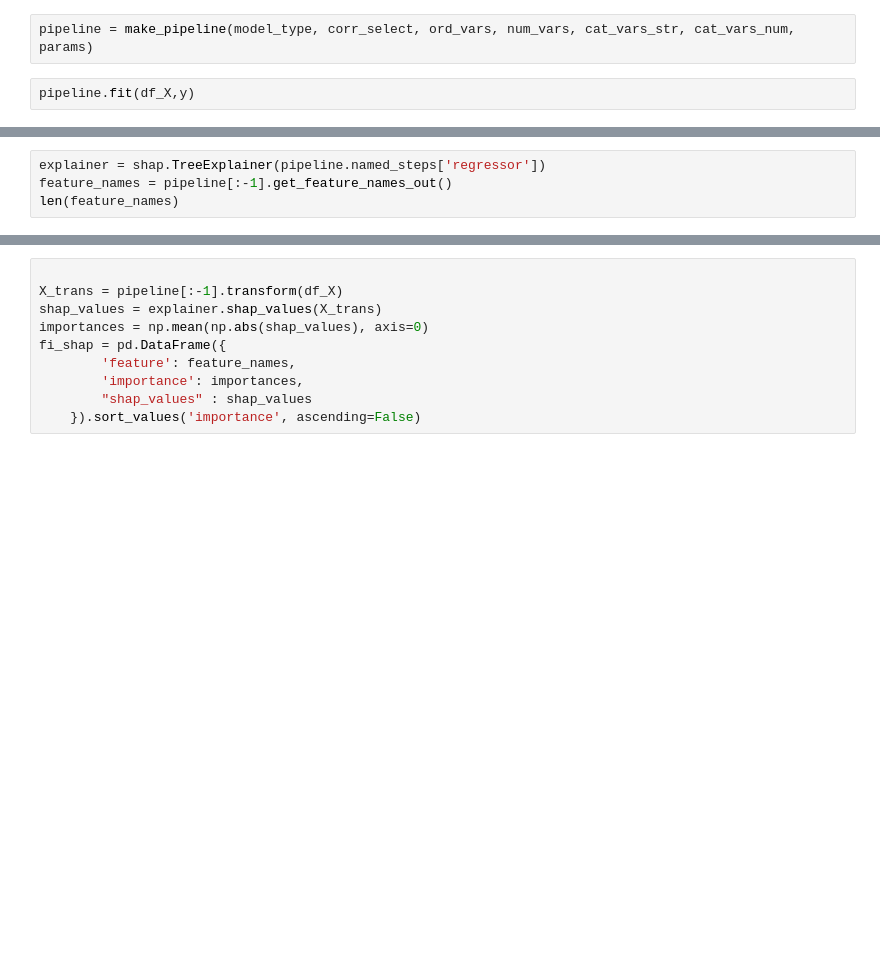
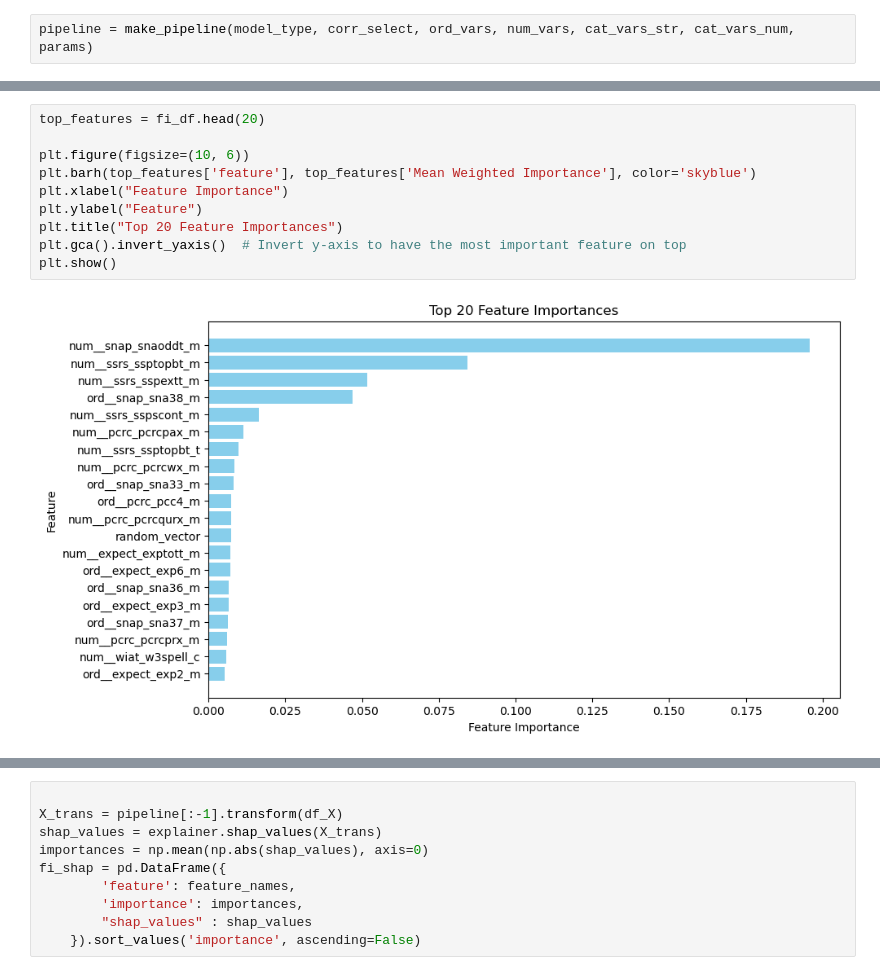
Before and after one commit to ALINA991/ADHD_fMRI, a Jupyter notebook: MTA/permutation_analysis.ipynb, the cells around one changed output, grey strips where cells are left out. Saved outputs shown, nothing was run; the diff lists cells and outputs as text; blank space fills up the shorter version.

Commit message:
proper fi extraction using model, permutations and shap, pipeline for all outcomes in progress, need function to save appropriately

```diff
--- a/MTA/permutation_analysis.ipynb
+++ b/MTA/permutation_analysis.ipynb
@@ -175,4 +213,2 @@ for key, value in params.items():
 # %%
 pipeline = make_pipeline(model_type, corr_select, ord_vars, num_vars, cat_vars_str, cat_vars_num, params)
-# %%
-pipeline.fit(df_X,y)
@@ -199,4 +214,0 @@ fi_model =   fi.get_fi_from_model(pipeline, df_X, y, fitted = True)
-# %%
-explainer = shap.TreeExplainer(pipeline.named_steps['regressor'])
-feature_names = pipeline[:-1].get_feature_names_out()
-len(feature_names)
@@ -204,0 +379,12 @@ len(feature_names)
+# %%
+top_features = fi_df.head(20)
+
+plt.figure(figsize=(10, 6))
+plt.barh(top_features['feature'], top_features['Mean Weighted Importance'], color='skyblue')
+plt.xlabel("Feature Importance")
+plt.ylabel("Feature")
+plt.title("Top 20 Feature Importances")
+plt.gca().invert_yaxis()  # Invert y-axis to have the most important feature on top
+plt.show()
+# %% [output]
+[figure, added]
```
Also changed, not shown: parts of 29 cells of this notebook, 2 other files.
